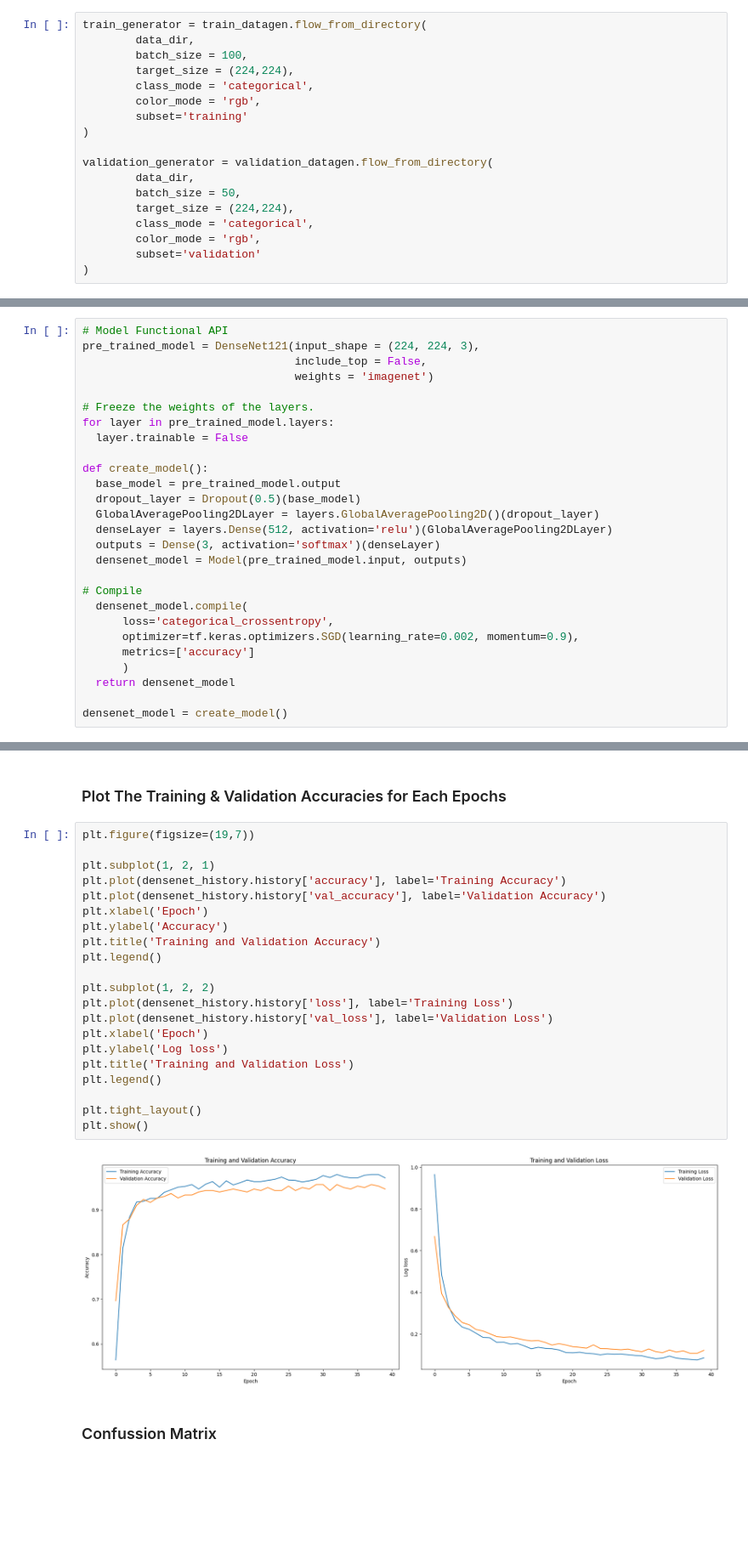
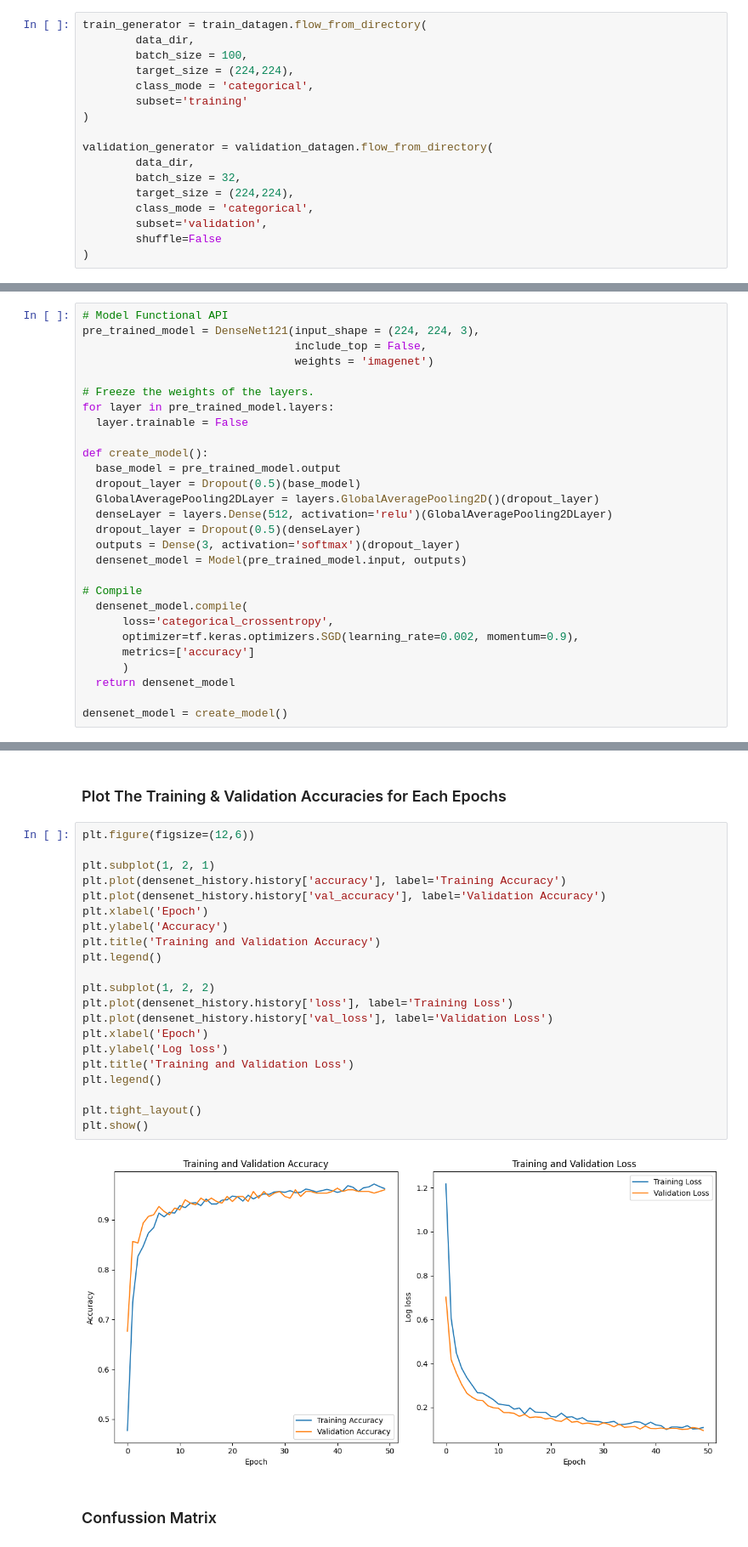
Before and after one commit to SyarifulMsth/TaniCerdas, a Jupyter notebook: notebooks/Kentang_Models.ipynb, the cells around one changed output, grey strips where cells are left out. Shown at 85% size. Cells and saved outputs as stored; diff of their text form; blank space fills up the shorter version.

```diff
--- a/notebooks/Kentang_Models.ipynb
+++ b/notebooks/Kentang_Models.ipynb
@@ -136,17 +138,16 @@ train_generator = train_datagen.flow_from_directory(
         batch_size = 100,
         target_size = (224,224),
         class_mode = 'categorical',
-        color_mode = 'rgb',
         subset='training'
 )
 
 validation_generator = validation_datagen.flow_from_directory(
         data_dir,
-        batch_size = 50,
+        batch_size = 32,
         target_size = (224,224),
         class_mode = 'categorical',
-        color_mode = 'rgb',
-        subset='validation'
+        subset='validation',
+        shuffle=False
 )
 # %% [output]
 Found 1200 images belonging to 3 classes.
@@ -219,7 +208,8 @@ def create_model():
   dropout_layer = Dropout(0.5)(base_model)
   GlobalAveragePooling2DLayer = layers.GlobalAveragePooling2D()(dropout_layer)
   denseLayer = layers.Dense(512, activation='relu')(GlobalAveragePooling2DLayer)
-  outputs = Dense(3, activation='softmax')(denseLayer)
+  dropout_layer = Dropout(0.5)(denseLayer)
+  outputs = Dense(3, activation='softmax')(dropout_layer)
   densenet_model = Model(pre_trained_model.input, outputs)
 
 # Compile
@@ -296,28 +289,28 @@ Loss (test): 0.12133294343948364
 # %% [markdown]
 ### Plot The Training & Validation Accuracies for Each Epochs
 # %%
-plt.figure(figsize=(19,7))
+plt.figure(figsize=(12,6))
 
 plt.subplot(1, 2, 1)
 plt.plot(densenet_history.history['accuracy'], label='Training Accuracy')
 plt.plot(densenet_history.history['val_accuracy'], label='Validation Accuracy')
 plt.xlabel('Epoch')
 plt.ylabel('Accuracy')
 plt.title('Training and Validation Accuracy')
 plt.legend()
 
 plt.subplot(1, 2, 2)
 plt.plot(densenet_history.history['loss'], label='Training Loss')
 plt.plot(densenet_history.history['val_loss'], label='Validation Loss')
 plt.xlabel('Epoch')
 plt.ylabel('Log loss')
 plt.title('Training and Validation Loss')
 plt.legend()
 
 plt.tight_layout()
 plt.show()
 # %% [output]
-[figure, old version]
+[figure, new version]
 # %% [markdown]
 ### Confussion Matrix
 # %%
```
Also changed, not shown: parts of 16 cells of this notebook, 14 other files.
